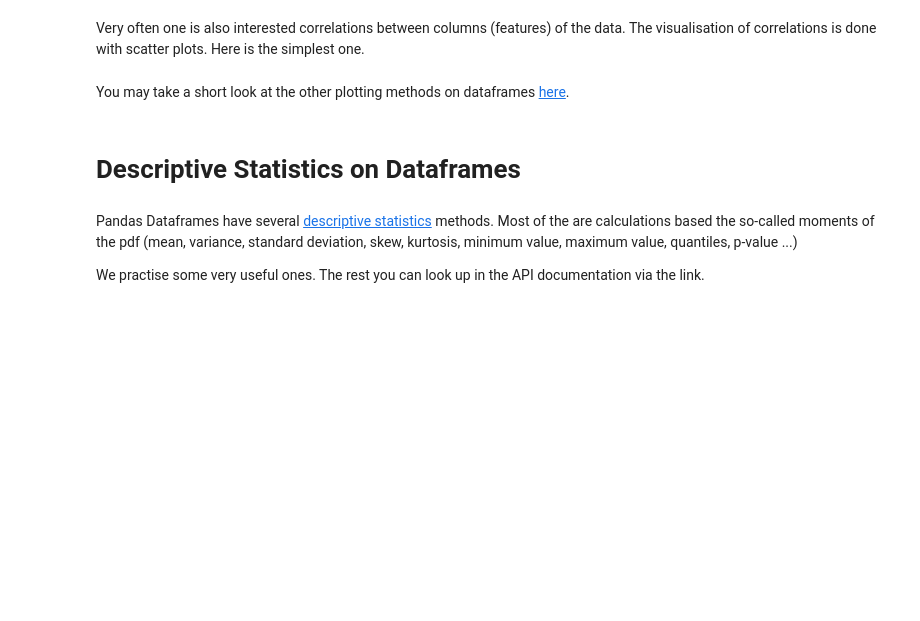
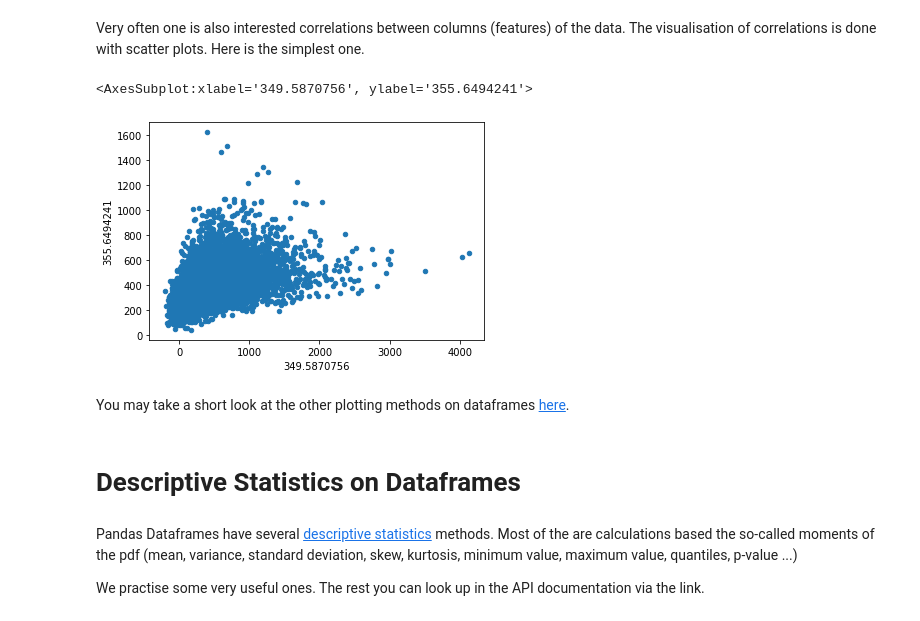
Before and after one commit to Sean-Reinhardt/Reinhardt-Sean, a Jupyter notebook: 04_Dataframes_Stats_Plotting.ipynb, the cells around one changed output. Cells and saved outputs as stored; diff of their text form; code cells hidden in the pictures; blank space fills up the shorter version.

```diff
--- a/04_Dataframes_Stats_Plotting.ipynb
+++ b/04_Dataframes_Stats_Plotting.ipynb
@@ -137,7 +165,10 @@ plt.show()
 Very often one is also interested correlations between columns (features) of the data. The visualisation of correlations is done with scatter plots. Here is the simplest one.
 # %%
 #df.plot.scatter(df[df.columns[2]],df[df.columns[3]])
-df.plot.scatter(2,3)
+df.plot.scatter(3,4)
+# %% [output]
+<AxesSubplot:xlabel='349.5870756', ylabel='355.6494241'>
+[figure, added]
 # %% [markdown]
 You may take a short look at the other plotting methods on dataframes [here](https://pandas.pydata.org/docs/reference/frame.html#plotting).
 # %% [markdown]
```
Also changed, not shown: parts of 11 cells of this notebook.
